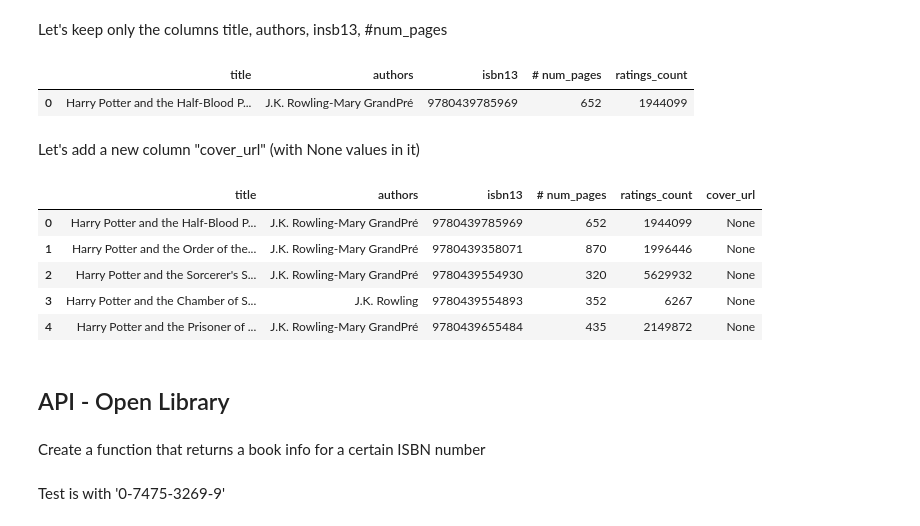
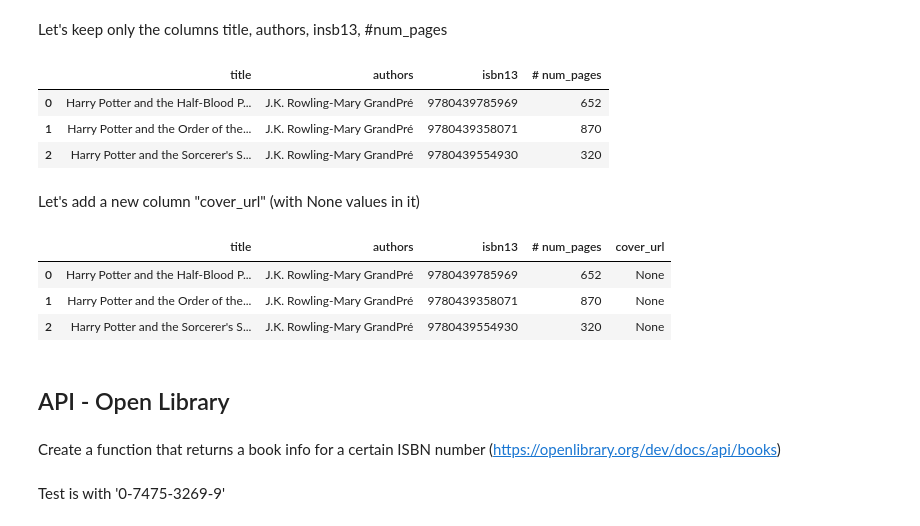
Before and after one commit to yannklein/data-sourcing-pd-1639, a Jupyter notebook: recap/Recap.ipynb, the cells around one changed output. Saved outputs shown, nothing was run; the diff lists cells and outputs as text; code cells hidden in the pictures.

```diff
--- a/recap/Recap.ipynb
+++ b/recap/Recap.ipynb
@@ -46,28 +46,28 @@ good_csv.head(1)
 # %% [markdown]
 Let's keep only the columns title, authors, insb13, #num_pages
-# %%
-# YOUR CODE HERE ( : is colon)
-# good_csv = good_csv.loc[:,["title", "authors", "isbn13", "# num_pages"]]
-# good_csv = good_csv[["title", "authors", "isbn13", "# num_pages"]]
-good_csv = good_csv.drop(columns=["bookID", "isbn", "average_rating", "language_code", "text_reviews_count"])
-good_csv.head(1)
-# %% [output]
-|  | title | authors | isbn13 | # num_pages | ratings_count |
-| 0 | Harry Potter and the Half-Blood P... | J.K. Rowling-Mary GrandPré | 9780439785969 | 652 | 1944099 |
+# %%
+books_df = books_df[['title','authors','isbn13','# num_pages']]
+# books_df = books_df.loc[:,["title", "authors", "isbn13", "# num_pages"]]
+# books_df = books_df.drop(["bookID", "isbn", "average_rating", "language_code", "text_reviews_count"])
+# TO BE CHECKED ~books_df["bookID", "isbn", "average_rating", "language_code", "text_reviews_count"]
+books_df.head(3)
+# %% [output]
+|  | title | authors | isbn13 | # num_pages |
+| 0 | Harry Potter and the Half-Blood P... | J.K. Rowling-Mary GrandPré | 9780439785969 | 652 |
+| 1 | Harry Potter and the Order of the... | J.K. Rowling-Mary GrandPré | 9780439358071 | 870 |
+| 2 | Harry Potter and the Sorcerer's S... | J.K. Rowling-Mary GrandPré | 9780439554930 | 320 |
 # %% [markdown]
 Let's add a new column "cover_url" (with None values in it)
-# %%
-# YOUR CODE HERE
-good_csv["cover_url"] = None
-good_csv.head(5)
-# %% [output]
-|  | title | authors | isbn13 | # num_pages | ratings_count | cover_url |
-| 0 | Harry Potter and the Half-Blood P... | J.K. Rowling-Mary GrandPré | 9780439785969 | 652 | 1944099 | None |
-| 1 | Harry Potter and the Order of the... | J.K. Rowling-Mary GrandPré | 9780439358071 | 870 | 1996446 | None |
-| 2 | Harry Potter and the Sorcerer's S... | J.K. Rowling-Mary GrandPré | 9780439554930 | 320 | 5629932 | None |
-| 3 | Harry Potter and the Chamber of S... | J.K. Rowling | 9780439554893 | 352 | 6267 | None |
-| 4 | Harry Potter and the Prisoner of ... | J.K. Rowling-Mary GrandPré | 9780439655484 | 435 | 2149872 | None |
+# %%
+books_df.loc[:,'cover_url'] = None
+# books_df['cover_url'] = None
+books_df.head(3)
+# %% [output]
+|  | title | authors | isbn13 | # num_pages | cover_url |
+| 0 | Harry Potter and the Half-Blood P... | J.K. Rowling-Mary GrandPré | 9780439785969 | 652 | None |
+| 1 | Harry Potter and the Order of the... | J.K. Rowling-Mary GrandPré | 9780439358071 | 870 | None |
+| 2 | Harry Potter and the Sorcerer's S... | J.K. Rowling-Mary GrandPré | 9780439554930 | 320 | None |
 # %% [markdown]
 ## API - Open Library
 # %% [markdown]
-Create a function that returns a book info for a certain ISBN number
+Create a function that returns a book info for a certain ISBN number (https://openlibrary.org/dev/docs/api/books)
```
Also changed, not shown: parts of 23 cells of this notebook, 1 other file.
